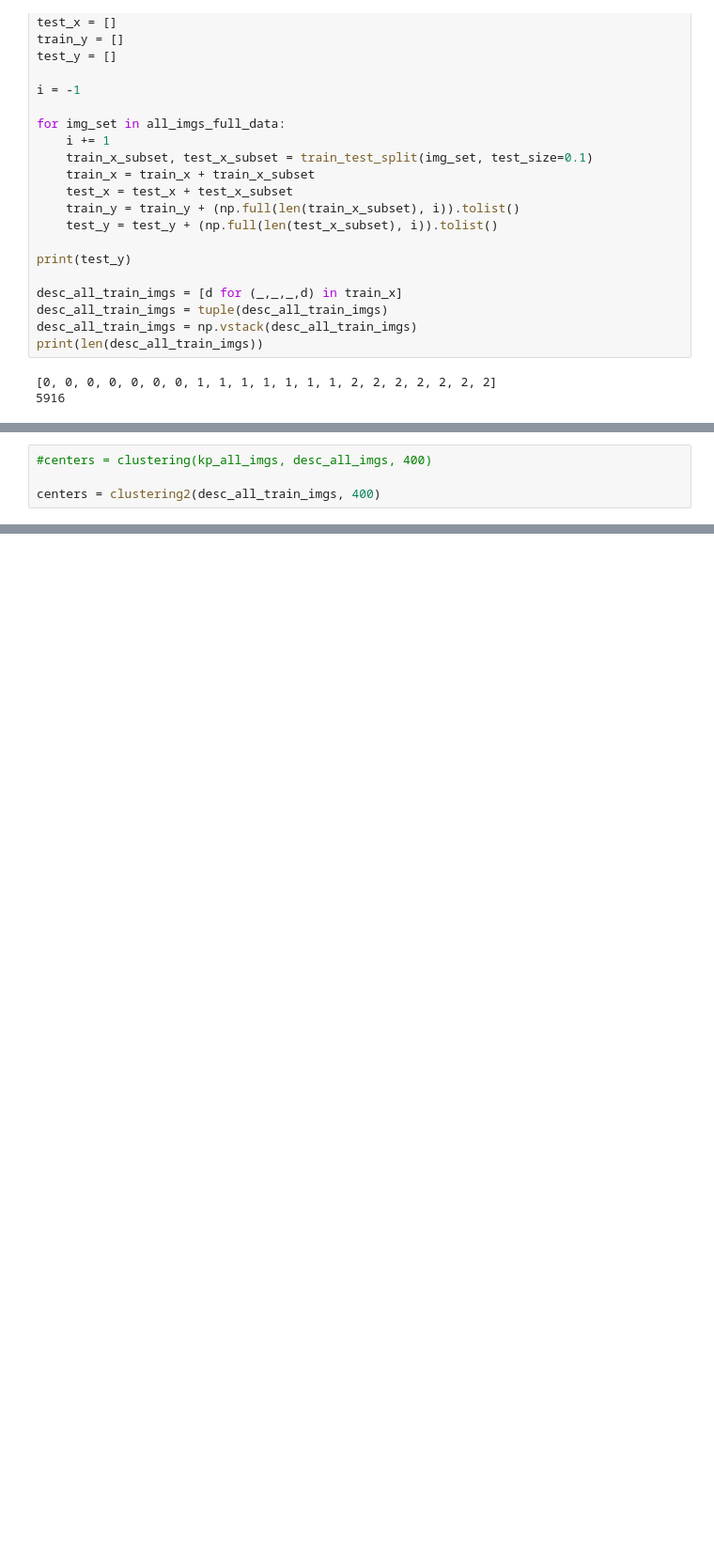
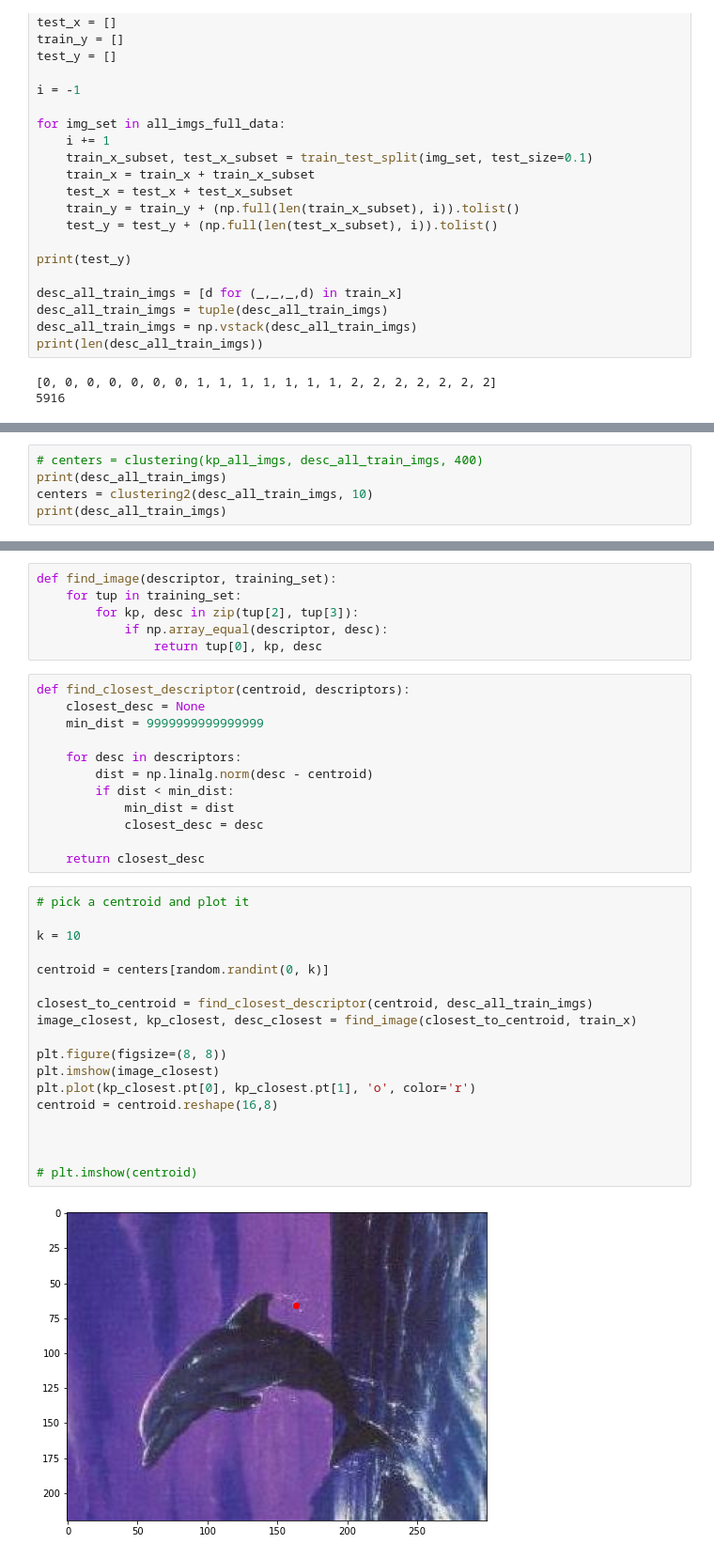
Before and after one commit to ttrapaid/clustering, a Jupyter notebook: proj3.ipynb, the cells around one changed output, grey strips where cells are left out. Shown at 94% size. Cells and saved outputs as stored; diff of their text form; blank space fills up the shorter version.

```diff
--- a/proj3.ipynb
+++ b/proj3.ipynb
@@ -205,6 +205,7 @@ def clustering2(descriptors, k):
     return centroids
 # %%
-#centers = clustering(kp_all_imgs, desc_all_imgs, 400)
-
-centers = clustering2(desc_all_train_imgs, 400)
+# centers = clustering(kp_all_imgs, desc_all_train_imgs, 400)
+print(desc_all_train_imgs)
+centers = clustering2(desc_all_train_imgs, 10)
+print(desc_all_train_imgs)
 # %% [output]
@@ -248,3 +230,41 @@ print(centers)
+# %%
+def find_image(descriptor, training_set):
+    for tup in training_set:
+        for kp, desc in zip(tup[2], tup[3]):
+            if np.array_equal(descriptor, desc):
+                return tup[0], kp, desc
+# %%
+def find_closest_descriptor(centroid, descriptors):
+    closest_desc = None
+    min_dist = 9999999999999999
+
+    for desc in descriptors:
+        dist = np.linalg.norm(desc - centroid)
+        if dist < min_dist:
+            min_dist = dist
+            closest_desc = desc
+
+    return closest_desc
+# %%
+# pick a centroid and plot it
+
+k = 10
+
+centroid = centers[random.randint(0, k)]
+
+closest_to_centroid = find_closest_descriptor(centroid, desc_all_train_imgs)
+image_closest, kp_closest, desc_closest = find_image(closest_to_centroid, train_x)
+
+plt.figure(figsize=(8, 8))
+plt.imshow(image_closest)
+plt.plot(kp_closest.pt[0], kp_closest.pt[1], 'o', color='r')
+centroid = centroid.reshape(16,8)
+
+
+
+# plt.imshow(centroid)
+# %% [output]
+[figure, added]
 # %%
 def generate_histogram(descriptors, centers): # descriptors is for a single image
     hist_arr = []
```
Also changed, not shown: parts of 10 cells of this notebook.
